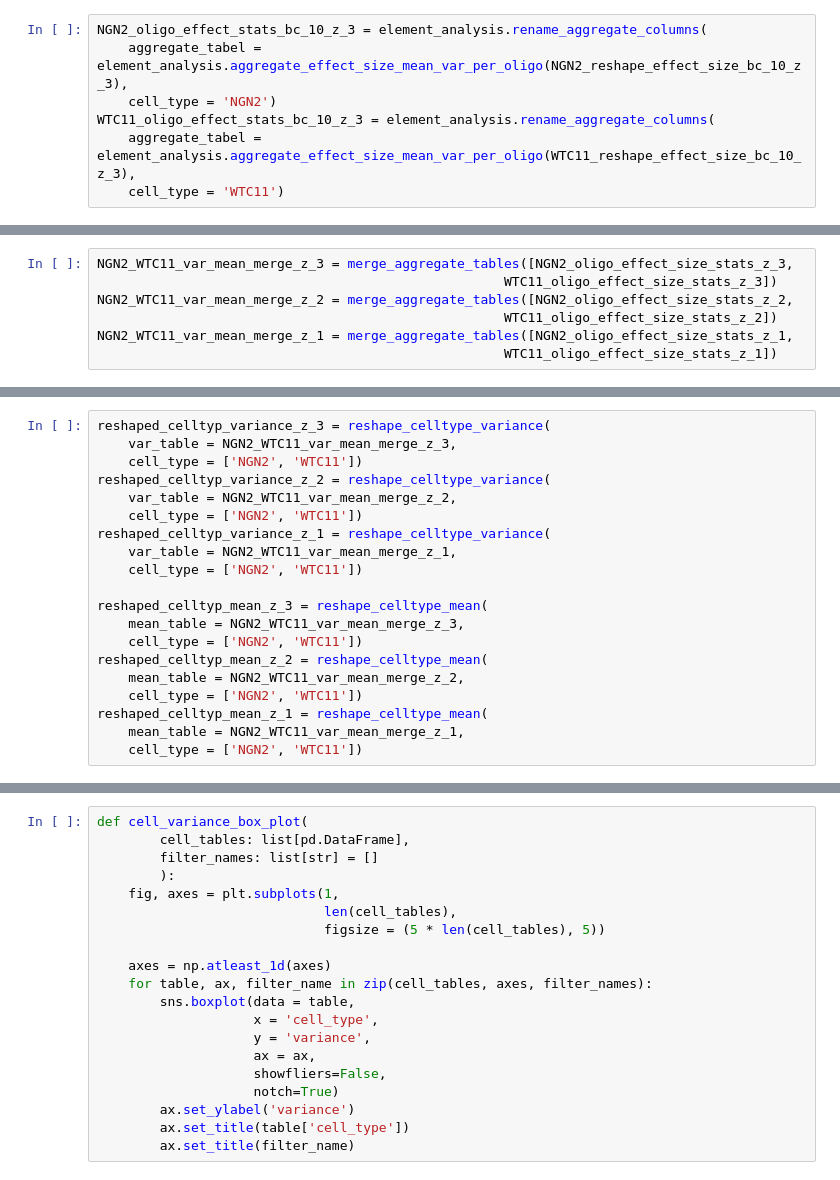
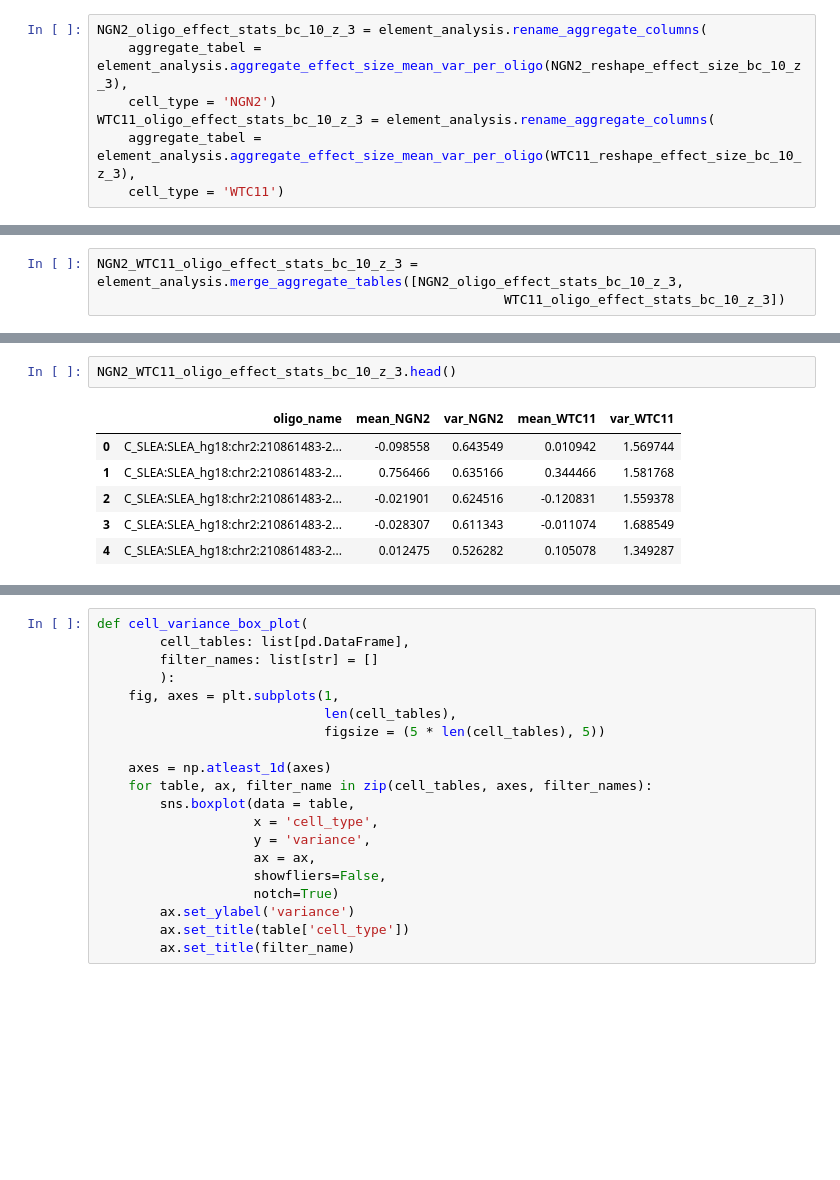
Before and after one commit to AdrianGraumnitz/mpra-variant-element-analysis, a Jupyter notebook: element_barcode_filtering.ipynb, the cells around one changed output, grey strips where cells are left out. Cells and saved outputs as stored; diff of their text form; blank space fills up the shorter version.

Commit message:
Refactor notebook functions into analysis and plotting modules

```diff
--- a/element_barcode_filtering.ipynb
+++ b/element_barcode_filtering.ipynb
@@ -150,7 +135,3 @@ def merge_aggregate_tables(
 # %%
-NGN2_WTC11_var_mean_merge_z_3 = merge_aggregate_tables([NGN2_oligo_effect_size_stats_z_3,
-                                                    WTC11_oligo_effect_size_stats_z_3])
-NGN2_WTC11_var_mean_merge_z_2 = merge_aggregate_tables([NGN2_oligo_effect_size_stats_z_2,
-                                                    WTC11_oligo_effect_size_stats_z_2])
-NGN2_WTC11_var_mean_merge_z_1 = merge_aggregate_tables([NGN2_oligo_effect_size_stats_z_1,
-                                                    WTC11_oligo_effect_size_stats_z_1])
+NGN2_WTC11_oligo_effect_stats_bc_10_z_3 = element_analysis.merge_aggregate_tables([NGN2_oligo_effect_stats_bc_10_z_3,
+                                                    WTC11_oligo_effect_stats_bc_10_z_3])
@@ -223,21 +138,10 @@ def reshape_celltype_mean(
-# %%
-reshaped_celltyp_variance_z_3 = reshape_celltype_variance(
-    var_table = NGN2_WTC11_var_mean_merge_z_3,
-    cell_type = ['NGN2', 'WTC11'])
-reshaped_celltyp_variance_z_2 = reshape_celltype_variance(
-    var_table = NGN2_WTC11_var_mean_merge_z_2,
-    cell_type = ['NGN2', 'WTC11'])
-reshaped_celltyp_variance_z_1 = reshape_celltype_variance(
-    var_table = NGN2_WTC11_var_mean_merge_z_1,
-    cell_type = ['NGN2', 'WTC11'])
-
-reshaped_celltyp_mean_z_3 = reshape_celltype_mean(
-    mean_table = NGN2_WTC11_var_mean_merge_z_3,
-    cell_type = ['NGN2', 'WTC11'])
-reshaped_celltyp_mean_z_2 = reshape_celltype_mean(
-    mean_table = NGN2_WTC11_var_mean_merge_z_2,
-    cell_type = ['NGN2', 'WTC11'])
-reshaped_celltyp_mean_z_1 = reshape_celltype_mean(
-    mean_table = NGN2_WTC11_var_mean_merge_z_1,
-    cell_type = ['NGN2', 'WTC11'])
+# %%
+NGN2_WTC11_oligo_effect_stats_bc_10_z_3.head()
+# %% [output]
+|  | oligo_name | mean_NGN2 | var_NGN2 | mean_WTC11 | var_WTC11 |
+| 0 | C_SLEA:SLEA_hg18:chr2:210861483-2... | -0.098558 | 0.643549 | 0.010942 | 1.569744 |
+| 1 | C_SLEA:SLEA_hg18:chr2:210861483-2... | 0.756466 | 0.635166 | 0.344466 | 1.581768 |
+| 2 | C_SLEA:SLEA_hg18:chr2:210861483-2... | -0.021901 | 0.624516 | -0.120831 | 1.559378 |
+| 3 | C_SLEA:SLEA_hg18:chr2:210861483-2... | -0.028307 | 0.611343 | -0.011074 | 1.688549 |
+| 4 | C_SLEA:SLEA_hg18:chr2:210861483-2... | 0.012475 | 0.526282 | 0.105078 | 1.349287 |
 # %%
```
Also changed, not shown: parts of 15 cells of this notebook, 2 other files.
